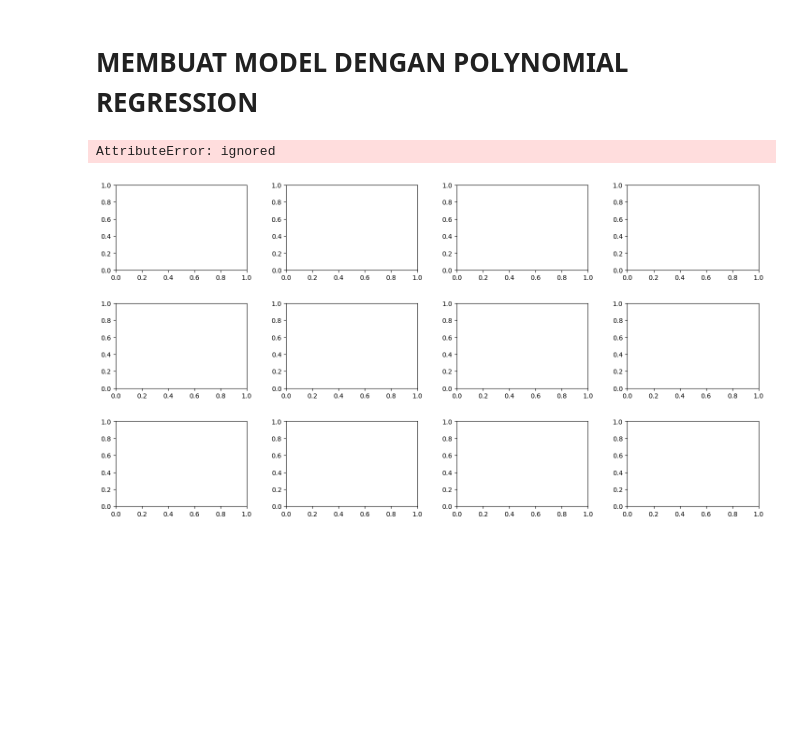
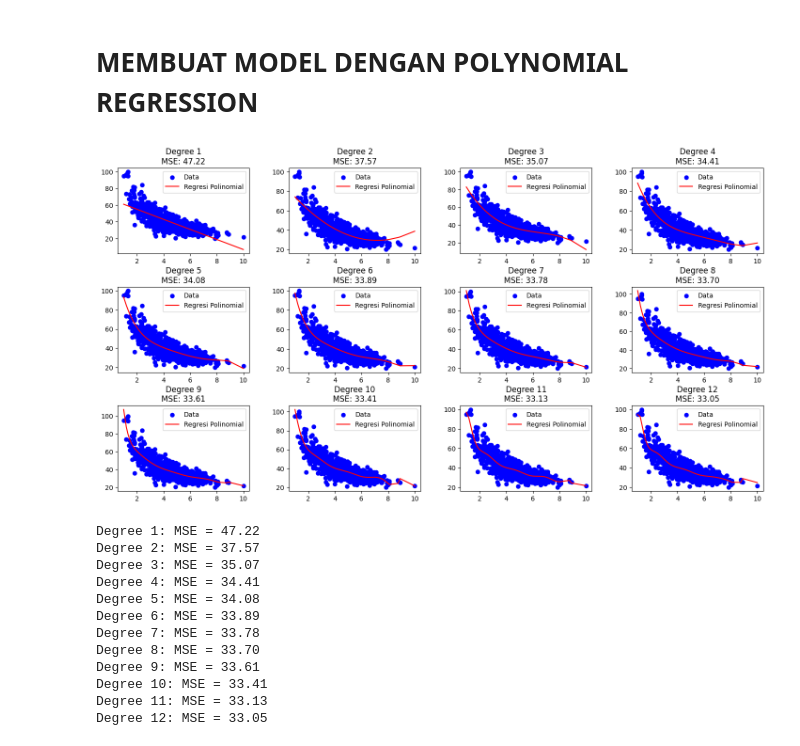
Before and after one commit to TassyaRM/MachineLearning_TK-44-G4_, a Jupyter notebook: Mgg2/Polynomial_Regression_EconomicOfScale_week2.ipynb, the cells around one changed output. Drawn from its saved outputs; the diff is of its cells as text; code cells hidden in the pictures; blank space fills up the shorter version.

```diff
--- a/Mgg2/Polynomial_Regression_EconomicOfScale_week2.ipynb
+++ b/Mgg2/Polynomial_Regression_EconomicOfScale_week2.ipynb
@@ -130,33 +130,44 @@ for i, degree in enumerate(degrees):
     # Membuat objek PolynomialFeatures dengan derajat tertentu
     polynomial_features = PolynomialFeatures(degree=degree)
 
     # Mengubah fitur independen 'x' menjadi bentuk polinomial
-    x_poly = polynomial_features.fit_transform(x.reshape(-1,1))
+    x_poly = polynomial_features.fit_transform(x.values.reshape(-1,1))
 
     # Melatih model regresi linier pada fitur polinomial
     model = LinearRegression()
     model.fit(x_poly, y)
 
     # Memprediksi hasil
     y_pred = model.predict(x_poly)
 
     # Menghitung MSE (Mean Squared Error)
     mse = mean_squared_error(y, y_pred)
     mse_values.append(mse)
 
     # Plot hasil regresi polinomial
     ax = axes[i // 4, i % 4]
     ax.scatter(x, y, label='Data', color='blue')
     ax.plot(x, y_pred, color='red', label='Regresi Polinomial')
     ax.set_title(f'Degree {degree}\nMSE: {mse:.2f}')
     ax.legend()
 
 # Menampilkan plot
 plt.show()
 
 # Menampilkan MSE untuk setiap derajat
 for degree, mse in zip(degrees, mse_values):
     print(f'Degree {degree}: MSE = {mse:.2f}')
 # %% [output]
+[figure, new version]
-AttributeError: ignored
+Degree 1: MSE = 47.22
+Degree 2: MSE = 37.57
+Degree 3: MSE = 35.07
+Degree 4: MSE = 34.41
+Degree 5: MSE = 34.08
+Degree 6: MSE = 33.89
+Degree 7: MSE = 33.78
+Degree 8: MSE = 33.70
+Degree 9: MSE = 33.61
+Degree 10: MSE = 33.41
+Degree 11: MSE = 33.13
+Degree 12: MSE = 33.05
-[figure, old version]
```
Also changed, not shown: parts of 1 cell of this notebook.
